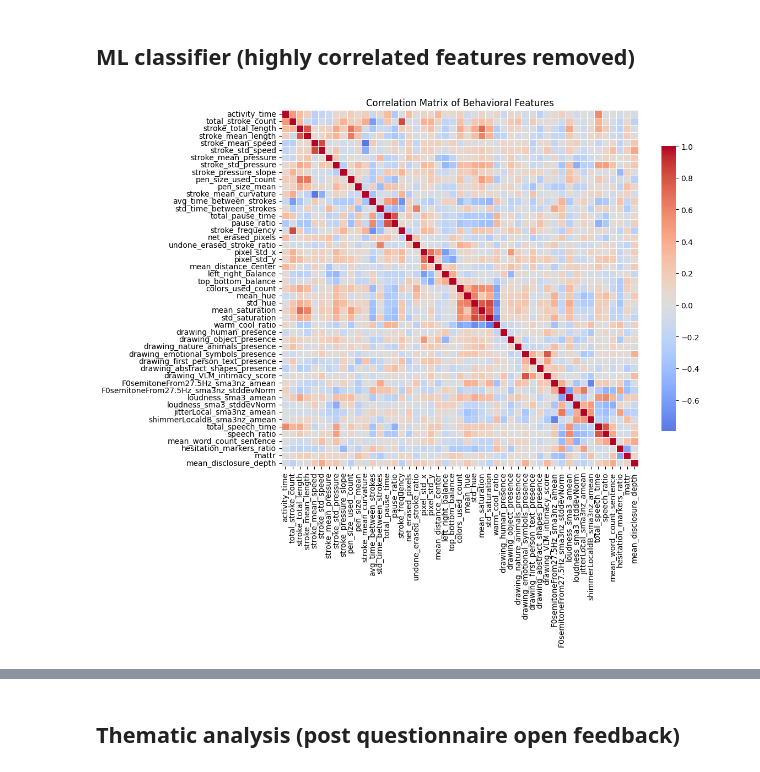
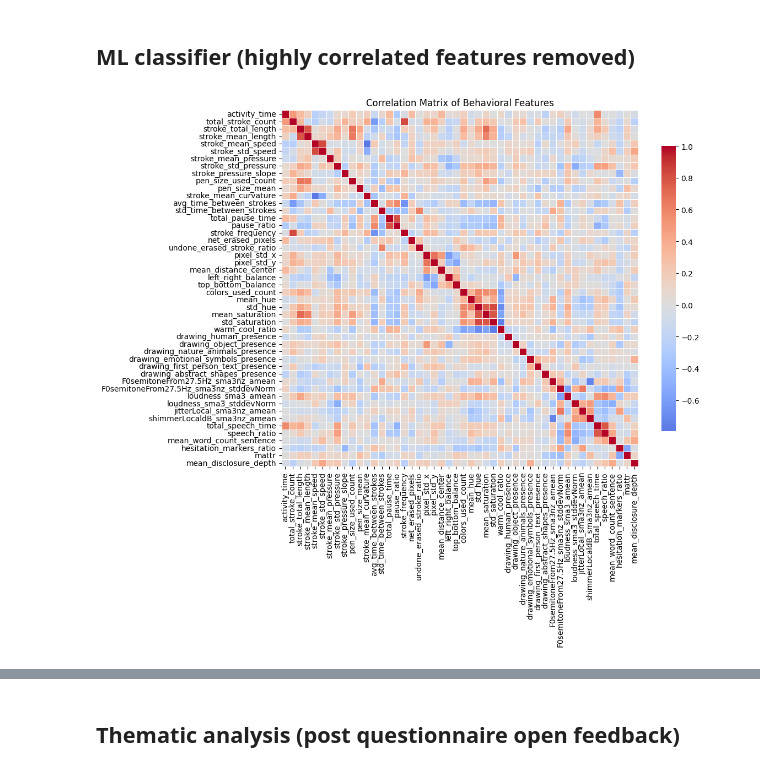
Before and after one commit to SARAI-Lab-KIT/draw_my_life_study_1, a Jupyter notebook: features_analysis_code/features_analysis_code.ipynb, the cells around one changed output, grey strips where cells are left out. Cells and saved outputs as stored; diff of their text form; code cells hidden in the pictures.

```diff
--- a/features_analysis_code/features_analysis_code.ipynb
+++ b/features_analysis_code/features_analysis_code.ipynb
@@ -327,35 +329,39 @@ exclude_columns = ["participant_id",
                    "stroke_mean_angularity",
                    "undone_erased_stroke_count",
                    "surface_coverage_ratio",
                    "mean_brightness",
                    "std_brightness",
                    "black_ratio",
                    "F0semitoneFrom27.5Hz_sma3nz_pctlrange0-2",
                    "HNRdBACF_sma3nz_amean",
                    "word_count",
-                   "word_count_per_sec"
+                   "word_count_per_sec",
+                   "drawing_VLM_intimacy_score"
                    ]
+
+# Note: we discard drawing_VLM_intimacy_score. We extracted this feature to see how the performance would
+# improve when directly giving the raw data. As of now, this feature has low explainability.
 
 # Select behavioral features only
 behavioral_df = features_df.drop(columns=exclude_columns, errors="ignore")
 
 corr_matrix = behavioral_df.corr(method="pearson")
 
 plt.figure(figsize=(12, 10))
 sns.heatmap(
     corr_matrix,
     cmap="coolwarm",
     center=0,
     square=True,
     linewidths=0.5,
     cbar_kws={"shrink": 0.8}
 )
 plt.title("Correlation Matrix of Behavioral Features")
 plt.savefig("correlation_matrix_reduced_set_300_dpi.png", dpi=300, bbox_inches="tight")
 plt.tight_layout()
 plt.show()
 # %% [output]
-[figure, old version]
+[figure, new version]
 # %%
 # Prepare data
 X = features_df.drop(columns=exclude_columns, errors="ignore")
```
Also changed, not shown: parts of 7 cells of this notebook, 14 other files.
